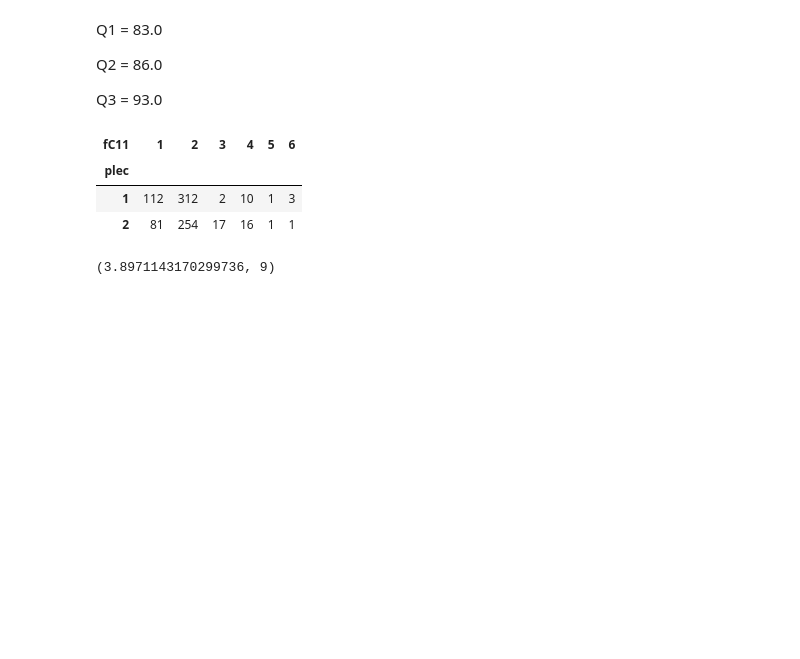
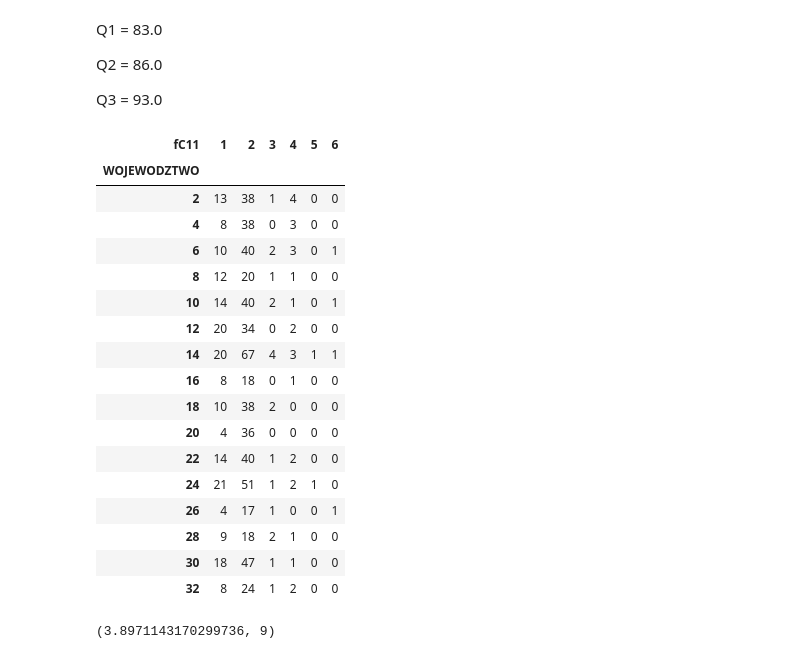
Before and after one commit to pawel3k/Atrakcyjno-inwestycyja-region-w-kolos-probny, a Jupyter notebook: kolos_próbny.ipynb, the cells around one changed output. Drawn from its saved outputs; the diff is of its cells as text; code cells hidden in the pictures; blank space fills up the shorter version.

```diff
--- a/kolos_próbny.ipynb
+++ b/kolos_próbny.ipynb
@@ -292,15 +276,29 @@ Q3 = 93.0
 ### ZAD 10
 
 def funkcjaTabela(x, y):
-  tabela = pd.crosstab(zbior_danych.plec, zbior_danych.fC11)
+  tabela = pd.crosstab(x,y)
   return tabela
 # %%
-funkcjaTabela(0, 0) ### chyba jest ok
+funkcjaTabela(zbior_danych.WOJEWODZTWO, zbior_danych.fC11) ### chyba jest ok
 # %% [output]
 | fC11 | 1 | 2 | 3 | 4 | 5 | 6 |
-| plec |  |  |  |  |  |  |
-| 1 | 112 | 312 | 2 | 10 | 1 | 3 |
-| 2 | 81 | 254 | 17 | 16 | 1 | 1 |
+| WOJEWODZTWO |  |  |  |  |  |  |
+| 2 | 13 | 38 | 1 | 4 | 0 | 0 |
+| 4 | 8 | 38 | 0 | 3 | 0 | 0 |
+| 6 | 10 | 40 | 2 | 3 | 0 | 1 |
+| 8 | 12 | 20 | 1 | 1 | 0 | 0 |
+| 10 | 14 | 40 | 2 | 1 | 0 | 1 |
+| 12 | 20 | 34 | 0 | 2 | 0 | 0 |
+| 14 | 20 | 67 | 4 | 3 | 1 | 1 |
+| 16 | 8 | 18 | 0 | 1 | 0 | 0 |
+| 18 | 10 | 38 | 2 | 0 | 0 | 0 |
+| 20 | 4 | 36 | 0 | 0 | 0 | 0 |
+| 22 | 14 | 40 | 1 | 2 | 0 | 0 |
+| 24 | 21 | 51 | 1 | 2 | 1 | 0 |
+| 26 | 4 | 17 | 1 | 0 | 0 | 1 |
+| 28 | 9 | 18 | 2 | 1 | 0 | 0 |
+| 30 | 18 | 47 | 1 | 1 | 0 | 0 |
+| 32 | 8 | 24 | 1 | 2 | 0 | 0 |
 # %%
 ### ZAD 11
 
```
Also changed, not shown: parts of 1 cell of this notebook.
